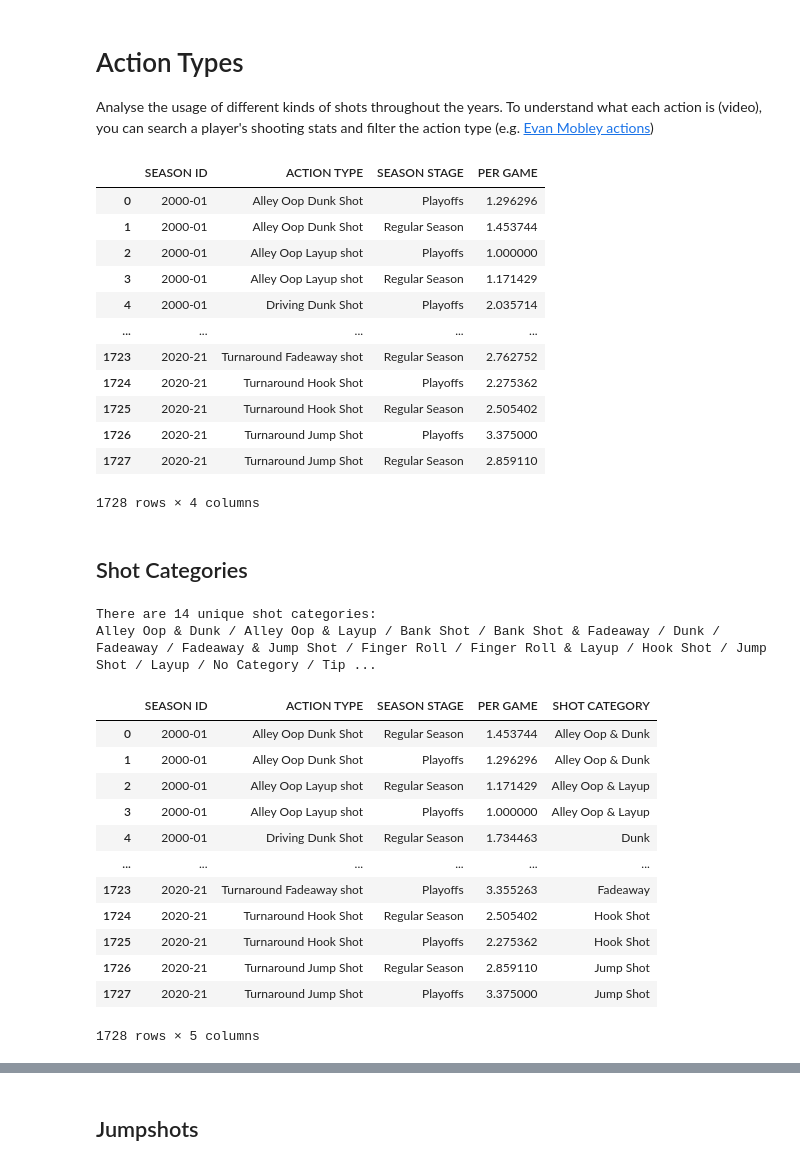
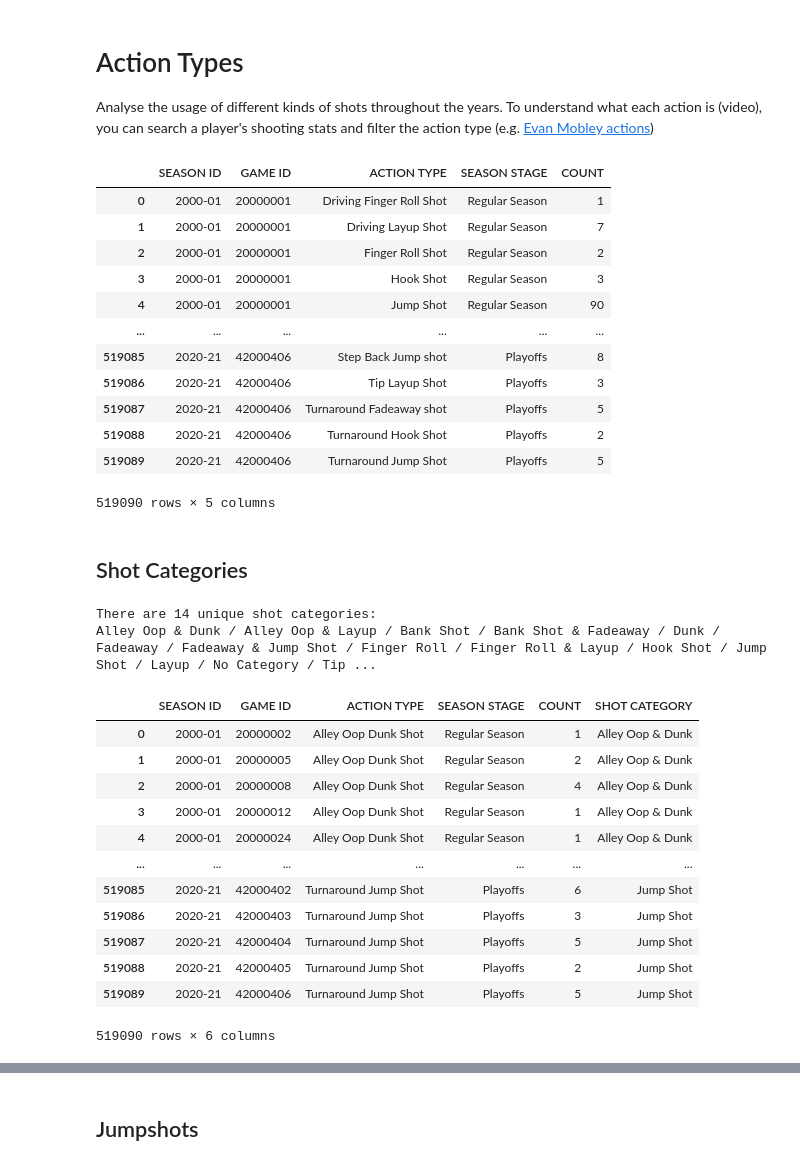
Before and after one commit to kmcsquared/TFM, a Jupyter notebook: shots.ipynb, the cells around one changed output, grey strips where cells are left out. Saved outputs shown, nothing was run; the diff lists cells and outputs as text; code cells hidden in the pictures.

```diff
--- a/shots.ipynb
+++ b/shots.ipynb
@@ -626,23 +626,23 @@ The 2PT percentage shows an improvement throughout the years, reaching the [wide
 Analyse the usage of different kinds of shots throughout the years.
 To understand what each action is (video), you can search a player's shooting stats and filter the action type (e.g. [Evan Mobley actions](https://www.nba.com/stats/player/1630596/shooting/?dir=1&sort=FGM))
 # %%
-action_types = all_shots.groupby(['SEASON ID', 'GAME ID', 'ACTION TYPE', 'SEASON STAGE']).size().reset_index(name='PER GAME')
-action_types = action_types.groupby(['SEASON ID', 'ACTION TYPE', 'SEASON STAGE']).mean().reset_index().drop('GAME ID', axis=1)
+# Total in each game
+action_types = all_shots.groupby(['SEASON ID', 'GAME ID', 'ACTION TYPE', 'SEASON STAGE']).size().reset_index(name='COUNT')
 action_types
 # %% [output]
-|  | SEASON ID | ACTION TYPE | SEASON STAGE | PER GAME |
-| 0 | 2000-01 | Alley Oop Dunk Shot | Playoffs | 1.296296 |
-| 1 | 2000-01 | Alley Oop Dunk Shot | Regular Season | 1.453744 |
-| 2 | 2000-01 | Alley Oop Layup shot | Playoffs | 1.000000 |
-| 3 | 2000-01 | Alley Oop Layup shot | Regular Season | 1.171429 |
-| 4 | 2000-01 | Driving Dunk Shot | Playoffs | 2.035714 |
-| ... | ... | ... | ... | ... |
-| 1723 | 2020-21 | Turnaround Fadeaway shot | Regular Season | 2.762752 |
-| 1724 | 2020-21 | Turnaround Hook Shot | Playoffs | 2.275362 |
-| 1725 | 2020-21 | Turnaround Hook Shot | Regular Season | 2.505402 |
-| 1726 | 2020-21 | Turnaround Jump Shot | Playoffs | 3.375000 |
-| 1727 | 2020-21 | Turnaround Jump Shot | Regular Season | 2.859110 |
+|  | SEASON ID | GAME ID | ACTION TYPE | SEASON STAGE | COUNT |
+| 0 | 2000-01 | 20000001 | Driving Finger Roll Shot | Regular Season | 1 |
+| 1 | 2000-01 | 20000001 | Driving Layup Shot | Regular Season | 7 |
+| 2 | 2000-01 | 20000001 | Finger Roll Shot | Regular Season | 2 |
+| 3 | 2000-01 | 20000001 | Hook Shot | Regular Season | 3 |
+| 4 | 2000-01 | 20000001 | Jump Shot | Regular Season | 90 |
+| ... | ... | ... | ... | ... | ... |
+| 519085 | 2020-21 | 42000406 | Step Back Jump shot | Playoffs | 8 |
+| 519086 | 2020-21 | 42000406 | Tip Layup Shot | Playoffs | 3 |
+| 519087 | 2020-21 | 42000406 | Turnaround Fadeaway shot | Playoffs | 5 |
+| 519088 | 2020-21 | 42000406 | Turnaround Hook Shot | Playoffs | 2 |
+| 519089 | 2020-21 | 42000406 | Turnaround Jump Shot | Playoffs | 5 |
-1728 rows × 4 columns
+519090 rows × 5 columns
 # %% [markdown]
 ## Shot Categories
 # %%
@@ -673,19 +673,19 @@ action_types
 # %% [output]
 There are 14 unique shot categories:
 Alley Oop & Dunk / Alley Oop & Layup / Bank Shot / Bank Shot & Fadeaway / Dunk / Fadeaway / Fadeaway & Jump Shot / Finger Roll / Finger Roll & Layup / Hook Shot / Jump Shot / Layup / No Category / Tip ...
-|  | SEASON ID | ACTION TYPE | SEASON STAGE | PER GAME | SHOT CATEGORY |
-| 0 | 2000-01 | Alley Oop Dunk Shot | Regular Season | 1.453744 | Alley Oop & Dunk |
-| 1 | 2000-01 | Alley Oop Dunk Shot | Playoffs | 1.296296 | Alley Oop & Dunk |
-| 2 | 2000-01 | Alley Oop Layup shot | Regular Season | 1.171429 | Alley Oop & Layup |
-| 3 | 2000-01 | Alley Oop Layup shot | Playoffs | 1.000000 | Alley Oop & Layup |
-| 4 | 2000-01 | Driving Dunk Shot | Regular Season | 1.734463 | Dunk |
-| ... | ... | ... | ... | ... | ... |
-| 1723 | 2020-21 | Turnaround Fadeaway shot | Playoffs | 3.355263 | Fadeaway |
-| 1724 | 2020-21 | Turnaround Hook Shot | Regular Season | 2.505402 | Hook Shot |
-| 1725 | 2020-21 | Turnaround Hook Shot | Playoffs | 2.275362 | Hook Shot |
-| 1726 | 2020-21 | Turnaround Jump Shot | Regular Season | 2.859110 | Jump Shot |
-| 1727 | 2020-21 | Turnaround Jump Shot | Playoffs | 3.375000 | Jump Shot |
+|  | SEASON ID | GAME ID | ACTION TYPE | SEASON STAGE | COUNT | SHOT CATEGORY |
+| 0 | 2000-01 | 20000002 | Alley Oop Dunk Shot | Regular Season | 1 | Alley Oop & Dunk |
+| 1 | 2000-01 | 20000005 | Alley Oop Dunk Shot | Regular Season | 2 | Alley Oop & Dunk |
+| 2 | 2000-01 | 20000008 | Alley Oop Dunk Shot | Regular Season | 4 | Alley Oop & Dunk |
+| 3 | 2000-01 | 20000012 | Alley Oop Dunk Shot | Regular Season | 1 | Alley Oop & Dunk |
+| 4 | 2000-01 | 20000024 | Alley Oop Dunk Shot | Regular Season | 1 | Alley Oop & Dunk |
+| ... | ... | ... | ... | ... | ... | ... |
+| 519085 | 2020-21 | 42000402 | Turnaround Jump Shot | Playoffs | 6 | Jump Shot |
+| 519086 | 2020-21 | 42000403 | Turnaround Jump Shot | Playoffs | 3 | Jump Shot |
+| 519087 | 2020-21 | 42000404 | Turnaround Jump Shot | Playoffs | 5 | Jump Shot |
+| 519088 | 2020-21 | 42000405 | Turnaround Jump Shot | Playoffs | 2 | Jump Shot |
+| 519089 | 2020-21 | 42000406 | Turnaround Jump Shot | Playoffs | 5 | Jump Shot |
-1728 rows × 5 columns
+519090 rows × 6 columns
 # %%
 # Shots can belong to multiple categories, so
 # count separately for categories with &
```
Also changed, not shown: parts of 13 cells of this notebook, 3 other files.
